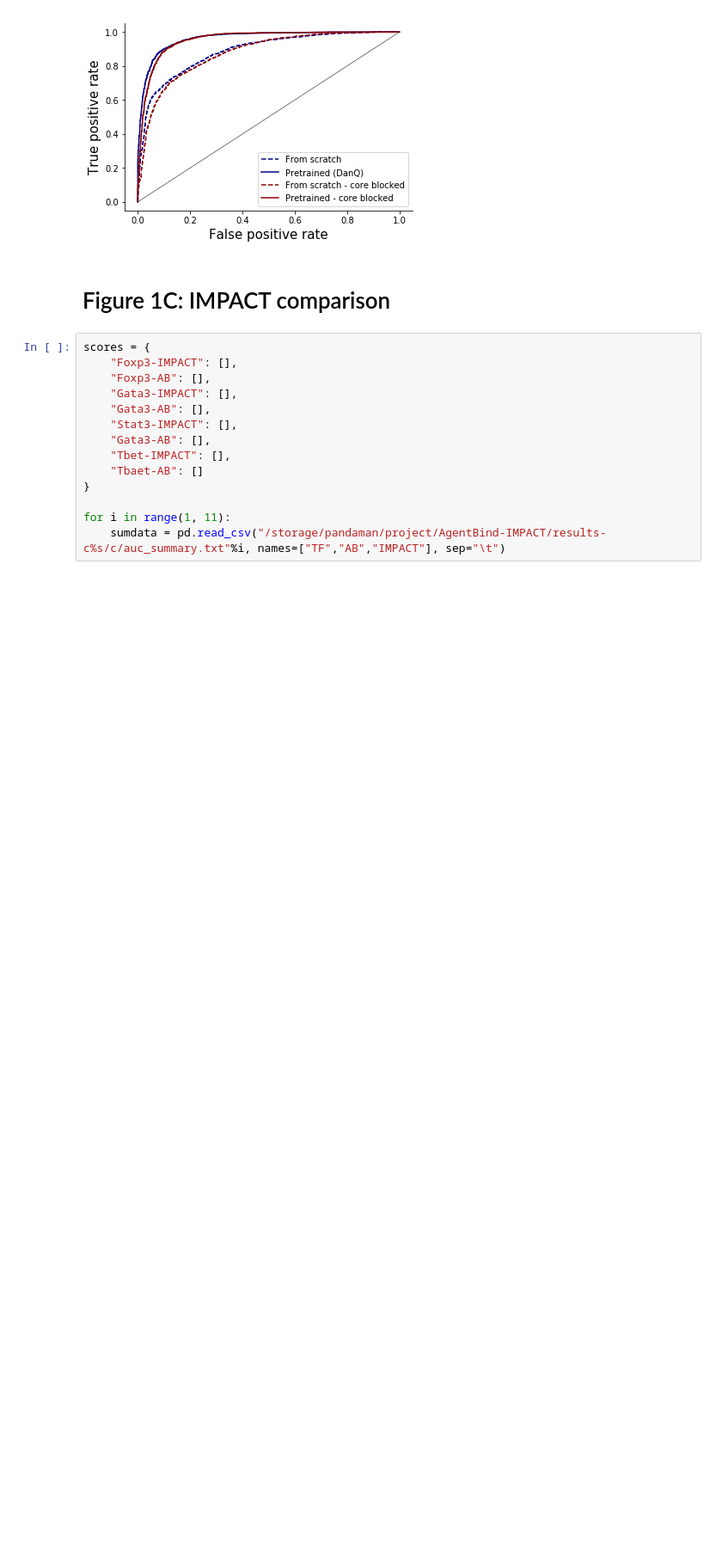
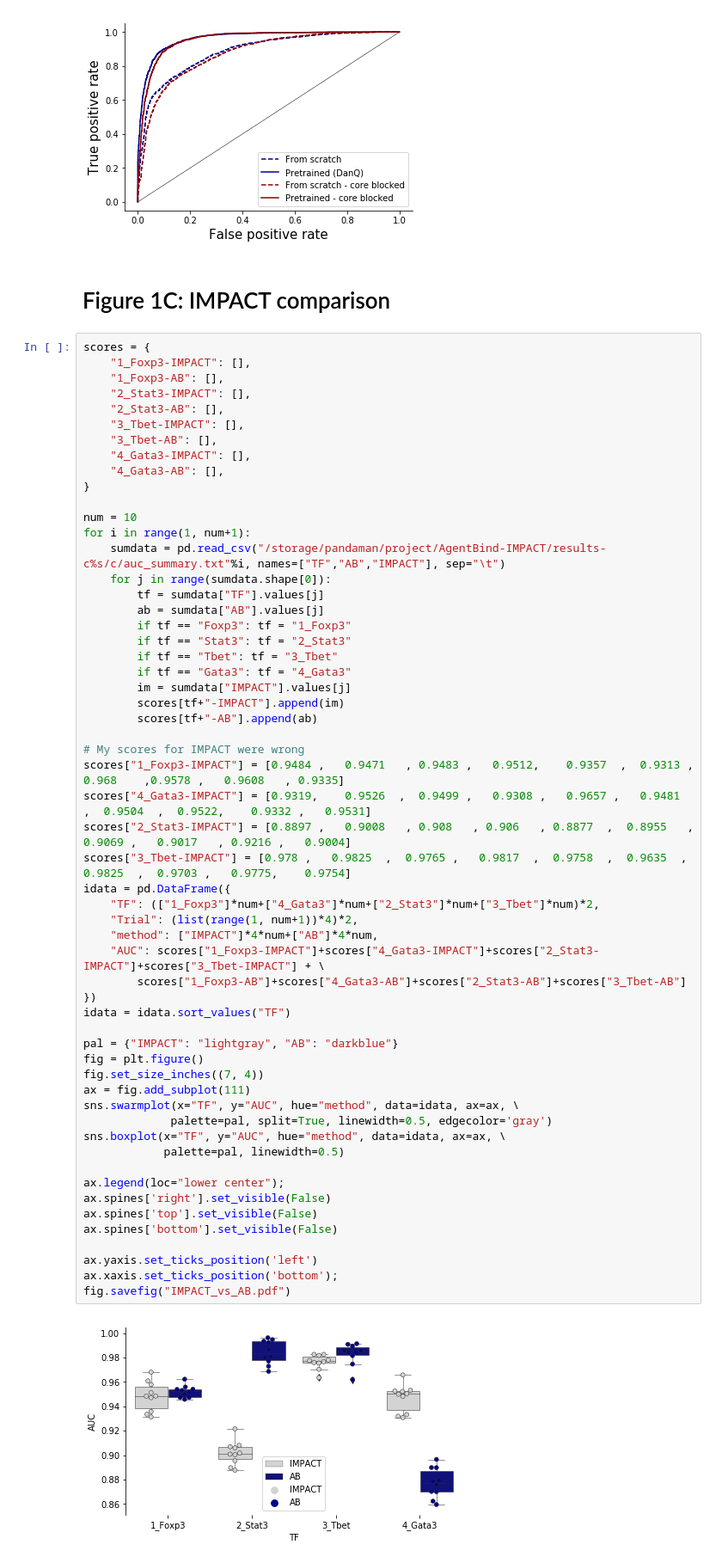
Before and after one commit to gymreklab/agent-bind-analyses, a Jupyter notebook: Figures/AgentBind_Figure1.ipynb, the cells around one changed output. Shown: that part at 86% size. Saved outputs shown, nothing was run; the diff lists cells and outputs as text; blank space fills up the shorter version.

```diff
--- a/Figures/AgentBind_Figure1.ipynb
+++ b/Figures/AgentBind_Figure1.ipynb
@@ -50,17 +51,62 @@ fig.savefig("example_roc_%s+GM12878.pdf"%factor)
 [figure]
 # %% [markdown]
 # Figure 1C: IMPACT comparison
-# %%
-scores = {
-    "Foxp3-IMPACT": [],
-    "Foxp3-AB": [],
-    "Gata3-IMPACT": [],
-    "Gata3-AB": [],
-    "Stat3-IMPACT": [],
-    "Gata3-AB": [],
-    "Tbet-IMPACT": [],
-    "Tbaet-AB": []
-}
-
-for i in range(1, 11):
-    sumdata = pd.read_csv("/storage/pandaman/project/AgentBind-IMPACT/results-c%s/c/auc_summary.txt"%i, names=["TF","AB","IMPACT"], sep="\t")
+# %%
+scores = {
+    "1_Foxp3-IMPACT": [],
+    "1_Foxp3-AB": [],
+    "2_Stat3-IMPACT": [],
+    "2_Stat3-AB": [],
+    "3_Tbet-IMPACT": [],
+    "3_Tbet-AB": [],
+    "4_Gata3-IMPACT": [],
+    "4_Gata3-AB": [],
+}
+
+num = 10
+for i in range(1, num+1):
+    sumdata = pd.read_csv("/storage/pandaman/project/AgentBind-IMPACT/results-c%s/c/auc_summary.txt"%i, names=["TF","AB","IMPACT"], sep="\t")
+    for j in range(sumdata.shape[0]):
+        tf = sumdata["TF"].values[j]
+        ab = sumdata["AB"].values[j]
+        if tf == "Foxp3": tf = "1_Foxp3"
+        if tf == "Stat3": tf = "2_Stat3"
+        if tf == "Tbet": tf = "3_Tbet"
+        if tf == "Gata3": tf = "4_Gata3"
+        im = sumdata["IMPACT"].values[j]
+        scores[tf+"-IMPACT"].append(im)
+        scores[tf+"-AB"].append(ab)
+
+# My scores for IMPACT were wrong
+scores["1_Foxp3-IMPACT"] = [0.9484 ,   0.9471   , 0.9483 ,   0.9512,    0.9357  ,  0.9313 ,   0.968    ,0.9578 ,   0.9608   , 0.9335]
+scores["4_Gata3-IMPACT"] = [0.9319,    0.9526  ,  0.9499 ,   0.9308 ,   0.9657 ,   0.9481  ,  0.9504  ,  0.9522,    0.9332 ,   0.9531]
+scores["2_Stat3-IMPACT"] = [0.8897 ,   0.9008   , 0.908   , 0.906   , 0.8877  ,  0.8955   , 0.9069 ,   0.9017   , 0.9216 ,   0.9004]
+scores["3_Tbet-IMPACT"] = [0.978 ,   0.9825  ,  0.9765 ,   0.9817  ,  0.9758  ,  0.9635  ,  0.9825  ,  0.9703 ,   0.9775,    0.9754]
+idata = pd.DataFrame({
+    "TF": (["1_Foxp3"]*num+["4_Gata3"]*num+["2_Stat3"]*num+["3_Tbet"]*num)*2,
+    "Trial": (list(range(1, num+1))*4)*2,
+    "method": ["IMPACT"]*4*num+["AB"]*4*num,
+    "AUC": scores["1_Foxp3-IMPACT"]+scores["4_Gata3-IMPACT"]+scores["2_Stat3-IMPACT"]+scores["3_Tbet-IMPACT"] + \
+        scores["1_Foxp3-AB"]+scores["4_Gata3-AB"]+scores["2_Stat3-AB"]+scores["3_Tbet-AB"]
+})
+idata = idata.sort_values("TF")
+
+pal = {"IMPACT": "lightgray", "AB": "darkblue"}
+fig = plt.figure()
+fig.set_size_inches((7, 4))
+ax = fig.add_subplot(111)
+sns.swarmplot(x="TF", y="AUC", hue="method", data=idata, ax=ax, \
+             palette=pal, split=True, linewidth=0.5, edgecolor='gray')
+sns.boxplot(x="TF", y="AUC", hue="method", data=idata, ax=ax, \
+            palette=pal, linewidth=0.5)
+
+ax.legend(loc="lower center");
+ax.spines['right'].set_visible(False)
+ax.spines['top'].set_visible(False)
+ax.spines['bottom'].set_visible(False)
+
+ax.yaxis.set_ticks_position('left')
+ax.xaxis.set_ticks_position('bottom');
+fig.savefig("IMPACT_vs_AB.pdf")
+# %% [output]
+[figure, added]
```
Also changed, not shown: parts of 2 cells of this notebook, 1 other file.
